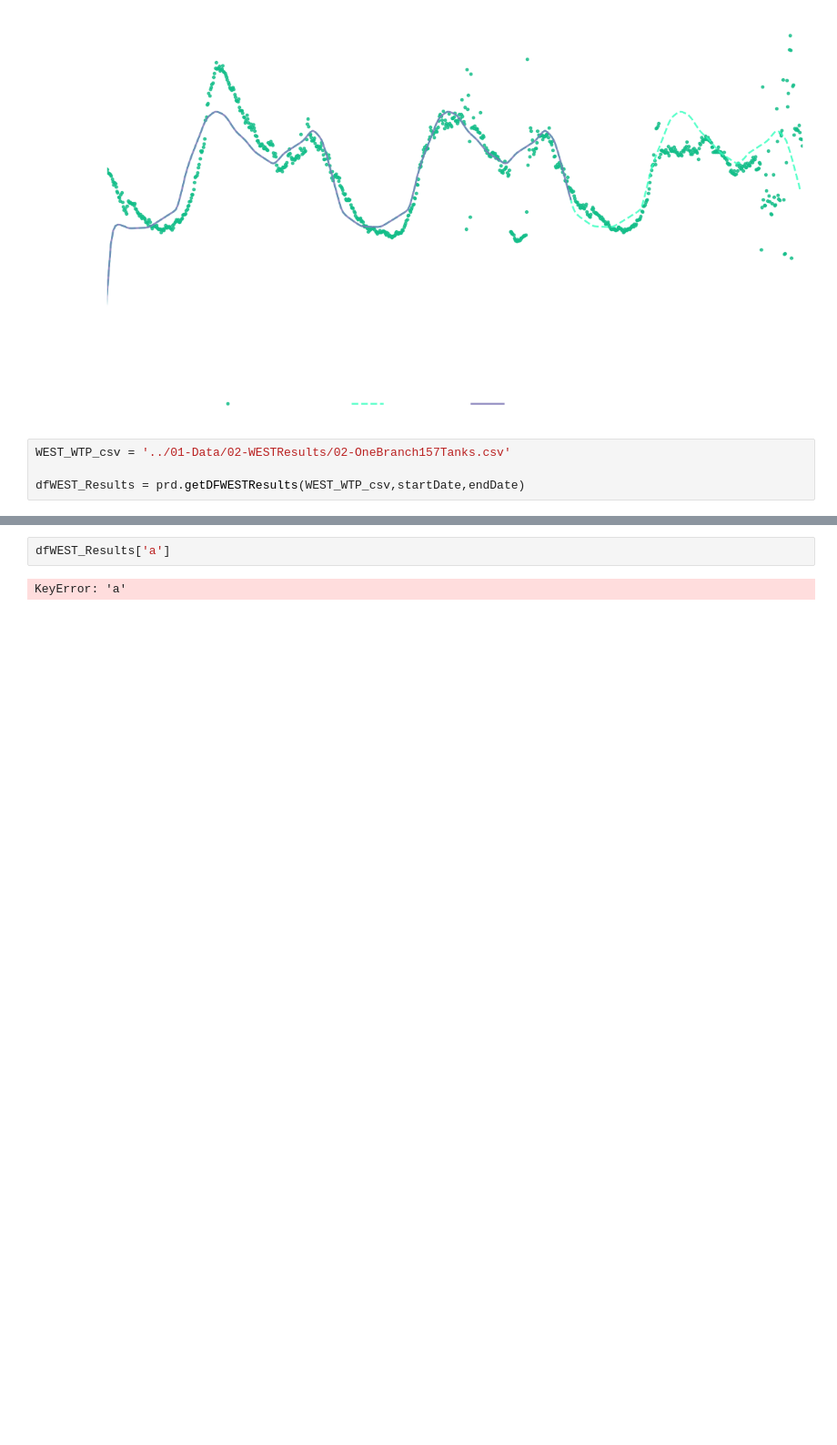
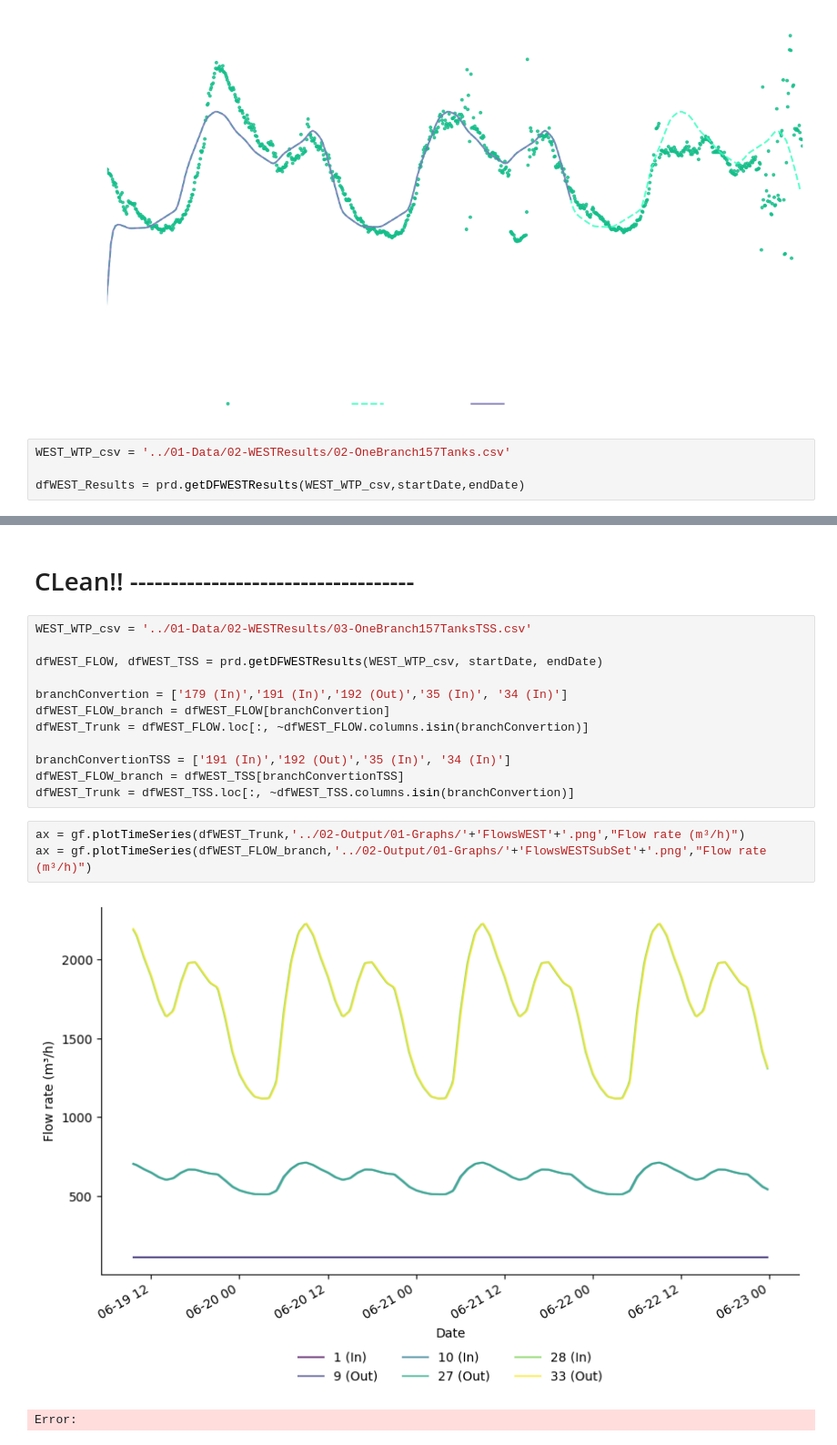
Before and after one commit to lunicirus/SWMMtoWEST, a Jupyter notebook: graphs/01-GraphFlows.ipynb, the cells around one changed output, grey strips where cells are left out. Shown at 91% size. Cells and saved outputs as stored; diff of their text form; blank space fills up the shorter version.

Commit message:
update graphs methods

```diff
--- a/graphs/01-GraphFlows.ipynb
+++ b/graphs/01-GraphFlows.ipynb
@@ -218,6 +159,22 @@ gf.plotComparisonsComplete(measured,swmm,west,"WEST_SWMM_MEASS",[G_C.EST_C,G_C.E
 # %% [output]
 [figure]
-# %%
-dfWEST_Results['a']
-# %% [output]
-KeyError: 'a'
+# %% [markdown]
+# CLean!! -----------------------------------
+# %%
+WEST_WTP_csv = '../01-Data/02-WESTResults/03-OneBranch157TanksTSS.csv'
+
+dfWEST_FLOW, dfWEST_TSS = prd.getDFWESTResults(WEST_WTP_csv, startDate, endDate)
+
+branchConvertion = ['179 (In)','191 (In)','192 (Out)','35 (In)', '34 (In)']
+dfWEST_FLOW_branch = dfWEST_FLOW[branchConvertion]
+dfWEST_Trunk = dfWEST_FLOW.loc[:, ~dfWEST_FLOW.columns.isin(branchConvertion)]
+
+branchConvertionTSS = ['191 (In)','192 (Out)','35 (In)', '34 (In)']
+dfWEST_FLOW_branch = dfWEST_TSS[branchConvertionTSS]
+dfWEST_Trunk = dfWEST_TSS.loc[:, ~dfWEST_TSS.columns.isin(branchConvertion)]
+# %%
+ax = gf.plotTimeSeries(dfWEST_Trunk,'../02-Output/01-Graphs/'+'FlowsWEST'+'.png',"Flow rate (m³/h)")
+ax = gf.plotTimeSeries(dfWEST_FLOW_branch,'../02-Output/01-Graphs/'+'FlowsWESTSubSet'+'.png',"Flow rate (m³/h)")
+# %% [output]
+[figure, added]
+Error:
```
Also changed, not shown: parts of 19 cells of this notebook, 1 other file.
